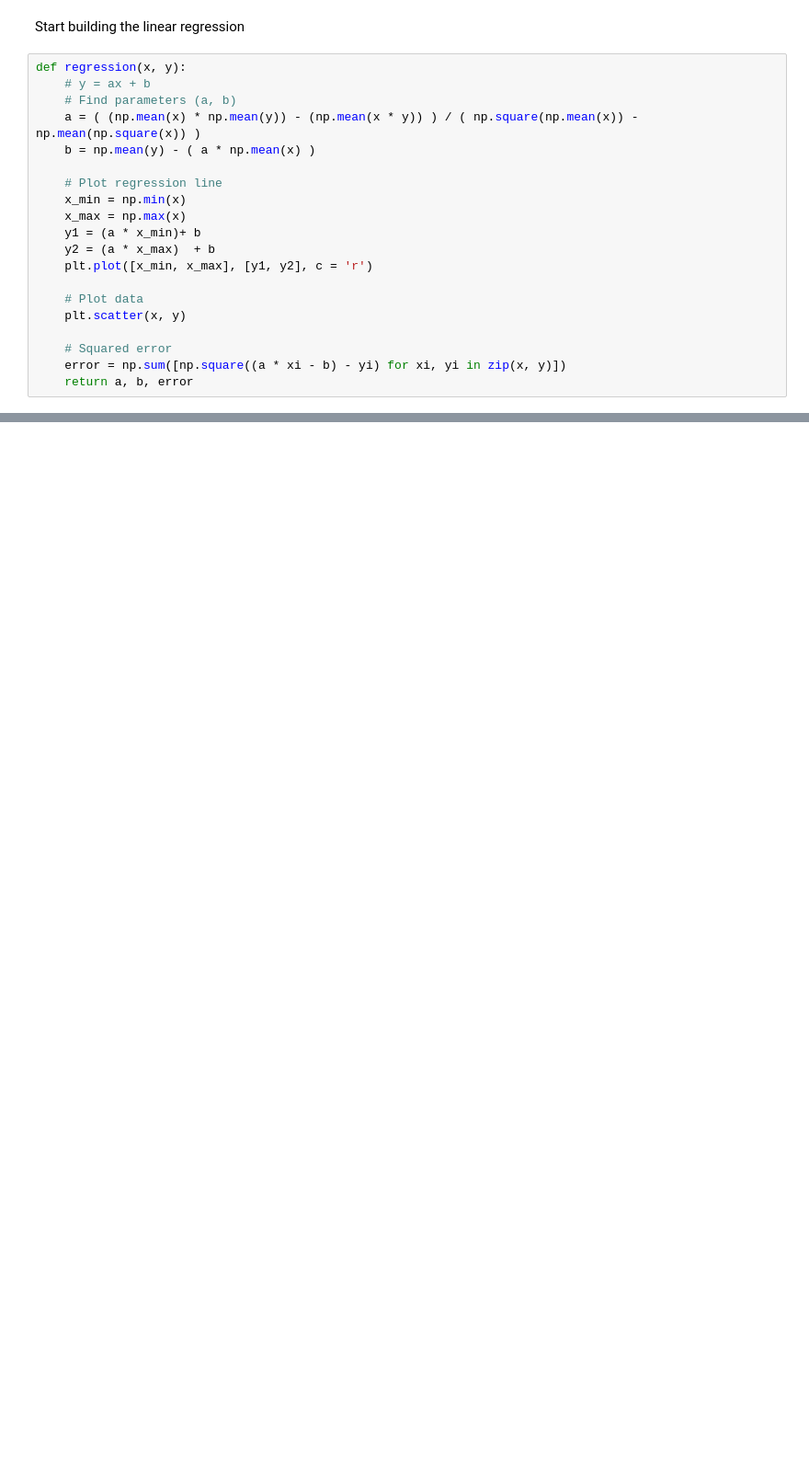
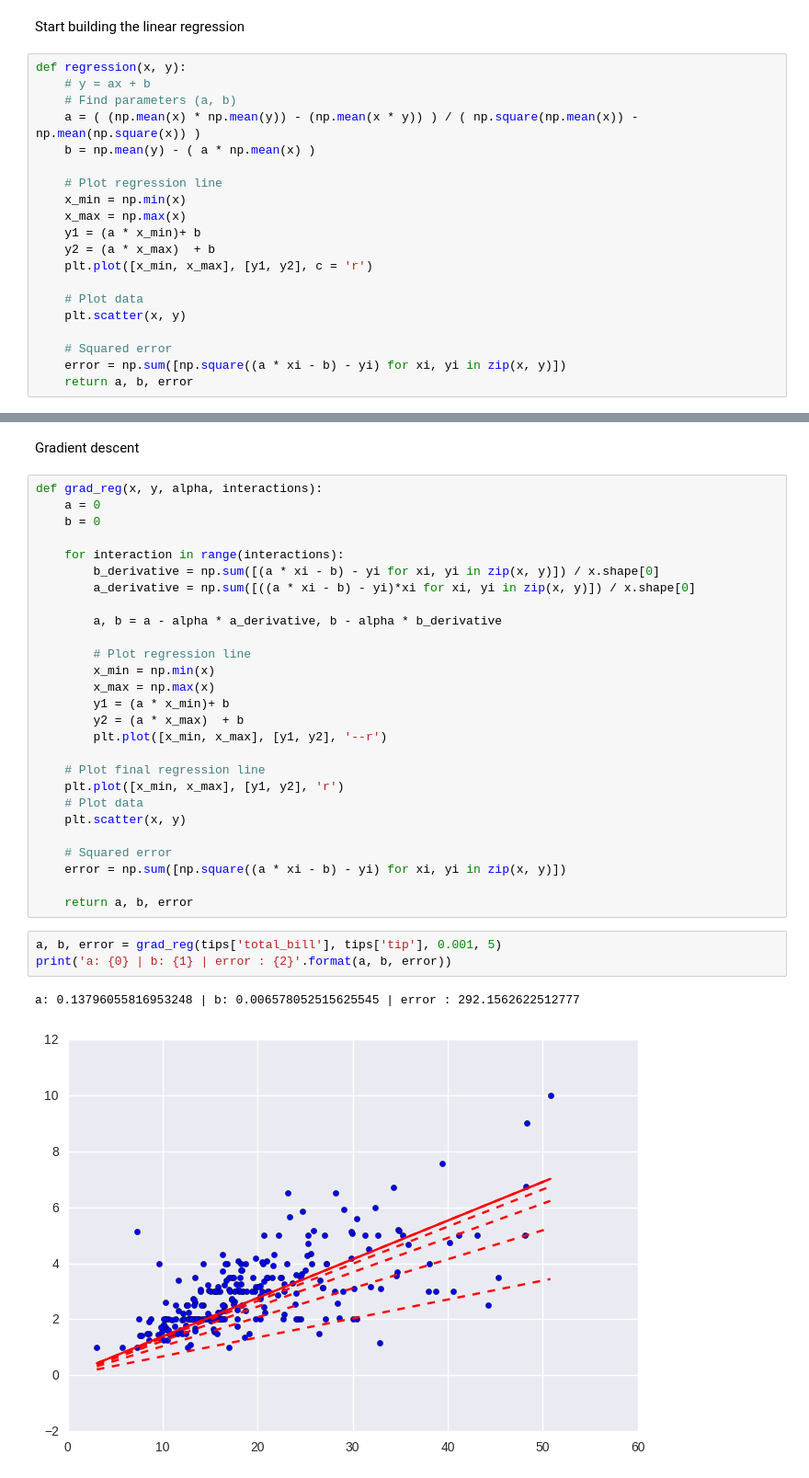
Before and after one commit to lgvaz/from_scratch, a Jupyter notebook: linear_regression.ipynb, the cells around one changed output, grey strips where cells are left out. Shown at 92% size. Cells and saved outputs as stored; diff of their text form; blank space fills up the shorter version.

Commit message:
Linear reg with grad descent

```diff
--- a/linear_regression.ipynb
+++ b/linear_regression.ipynb
@@ -55,0 +56,35 @@ a: 0.10502451738435356 | b: 0.9202696135546695 | error : 1079.3593976036675
+# %% [markdown]
+Gradient descent
+# %%
+def grad_reg(x, y, alpha, interactions):
+    a = 0
+    b = 0
+
+    for interaction in range(interactions):
+        b_derivative = np.sum([(a * xi - b) - yi for xi, yi in zip(x, y)]) / x.shape[0]
+        a_derivative = np.sum([((a * xi - b) - yi)*xi for xi, yi in zip(x, y)]) / x.shape[0]
+
+        a, b = a - alpha * a_derivative, b - alpha * b_derivative
+
+        # Plot regression line
+        x_min = np.min(x)
+        x_max = np.max(x)
+        y1 = (a * x_min)+ b
+        y2 = (a * x_max)  + b
+        plt.plot([x_min, x_max], [y1, y2], '--r')
+
+    # Plot final regression line
+    plt.plot([x_min, x_max], [y1, y2], 'r')
+    # Plot data
+    plt.scatter(x, y)
+
+    # Squared error
+    error = np.sum([np.square((a * xi - b) - yi) for xi, yi in zip(x, y)])
+
+    return a, b, error
+# %%
+a, b, error = grad_reg(tips['total_bill'], tips['tip'], 0.001, 5)
+print('a: {0} | b: {1} | error : {2}'.format(a, b, error))
+# %% [output]
+a: 0.13796055816953248 | b: 0.006578052515625545 | error : 292.1562622512777
+[figure, added]
```
Also changed, not shown: parts of 1 cell of this notebook.
